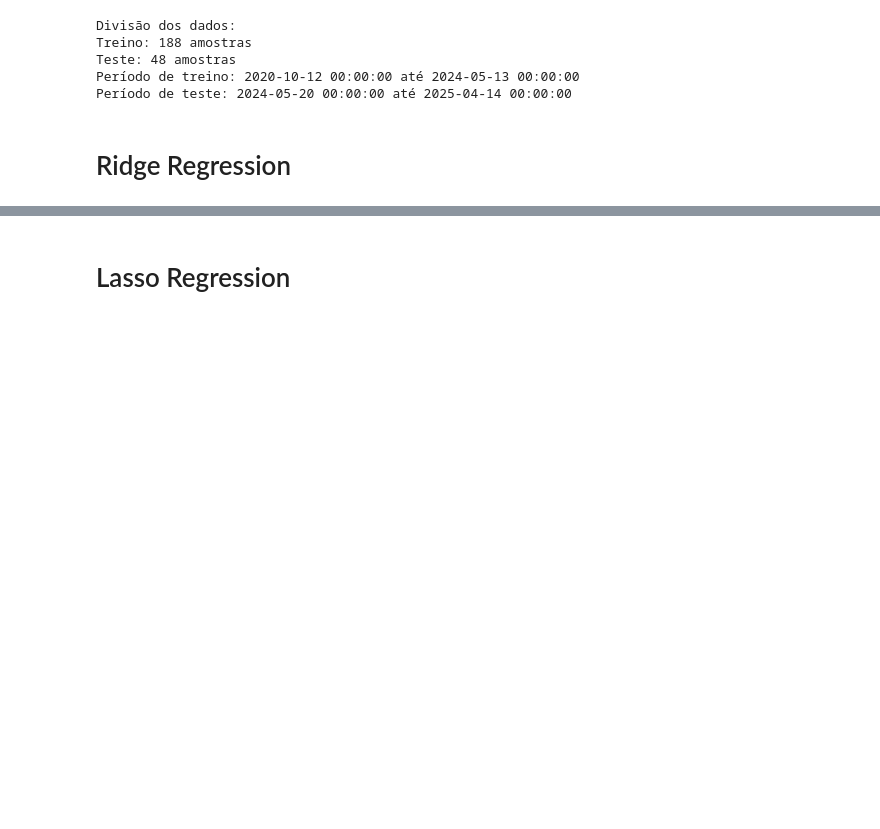
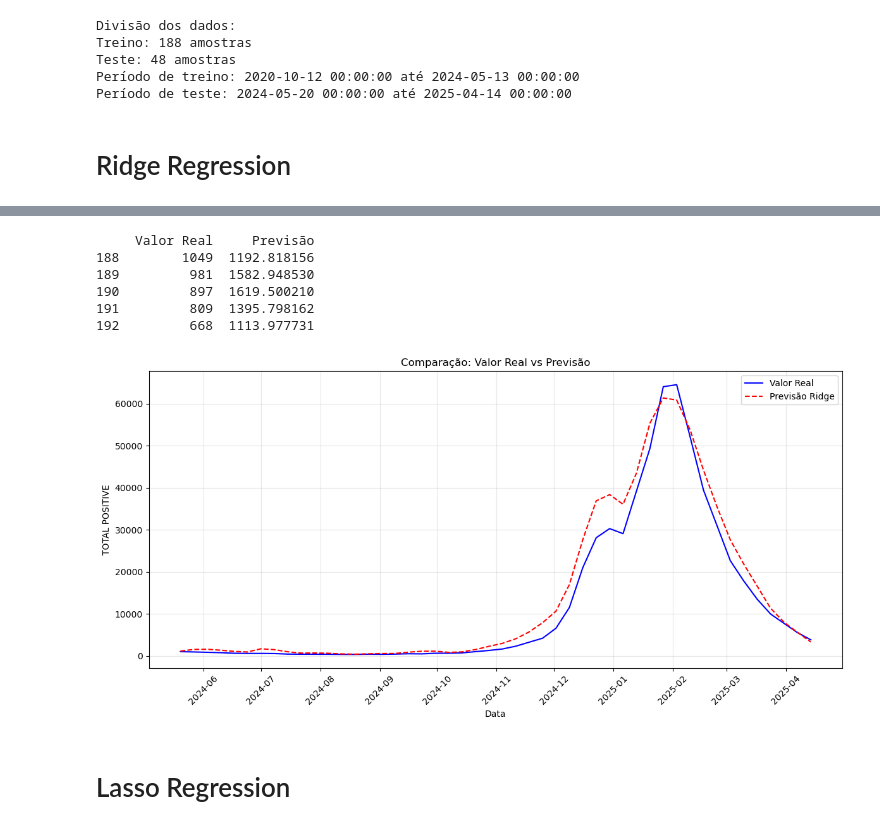
Before and after one commit to Lobat0/FluView-Analysis, a Jupyter notebook: Dados/Analise-Final-Teste.ipynb, the cells around one changed output, grey strips where cells are left out. Saved outputs shown, nothing was run; the diff lists cells and outputs as text; code cells hidden in the pictures; blank space fills up the shorter version.

```diff
--- a/Dados/Analise-Final-Teste.ipynb
+++ b/Dados/Analise-Final-Teste.ipynb
@@ -496,3 +496,30 @@ Tempo de execução: 0.0015 segundos
+# %%
+comparacao = pd.DataFrame({
+    'Valor Real': y_test,
+    'Previsão': y_pred_ridge
+})
+print(comparacao.head())
+# %% [output]
+     Valor Real     Previsão
+188        1049  1192.818156
+189         981  1582.948530
+190         897  1619.500210
+191         809  1395.798162
+192         668  1113.977731
+# %%
+plt.figure(figsize=(12, 6))
+plt.plot(dates_test, y_test, 'b-', label='Valor Real')
+plt.plot(dates_test, y_pred_ridge, 'r--', label='Previsão Ridge')
+plt.title('Comparação: Valor Real vs Previsão')
+plt.xlabel('Data')
+plt.ylabel('TOTAL POSITIVE')
+plt.legend()
+plt.grid(alpha=0.3)
+plt.xticks(rotation=45)
+plt.tight_layout()
+plt.show()
+# %% [output]
+[figure, added]
 # %% [markdown]
 # Lasso Regression
 # %%
```
Also changed, not shown: parts of 19 cells of this notebook, 1 other file.
